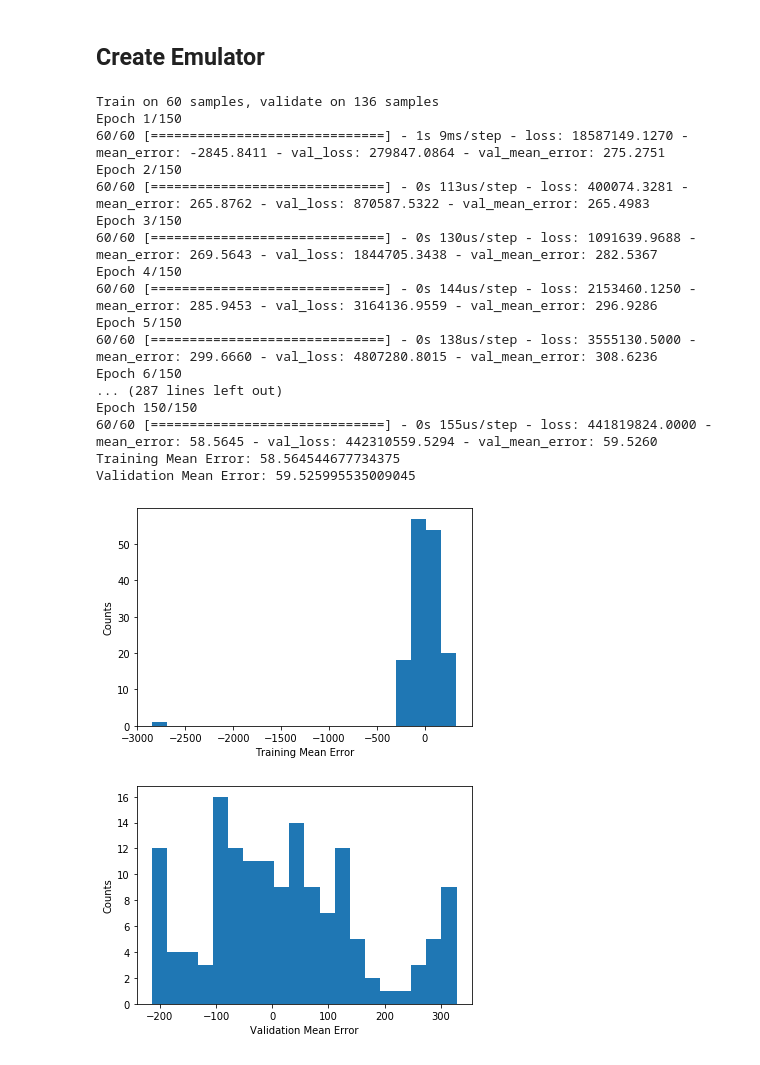
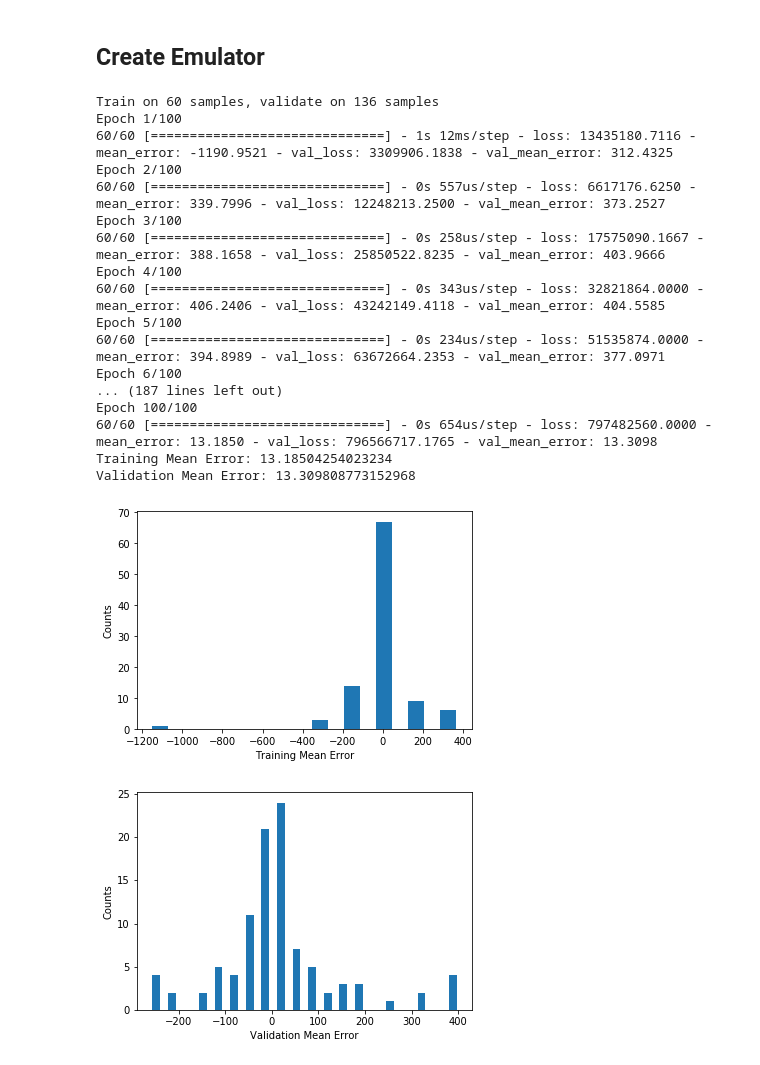
Before and after one commit to benmsanderson/CNRMppe, a Jupyter notebook: NN_create.ipynb, the cells around one changed output. Cells and saved outputs as stored; diff of their text form; code cells hidden in the pictures.

```diff
--- a/NN_create.ipynb
+++ b/NN_create.ipynb
@@ -207,54 +232,54 @@ model.compile(opt_dense, "mse", metrics=[mean_error])
 x_train = inputdata[0:60,:]
 x_test = inputdata[60:,:]
 #x_val = inputdata[80:,:]
 y_train = outputdata[0:60]
 y_test = outputdata[60:]
 #y_val = outputdata[80:]
 
 # Fit the model
 #model.fit(x_train, y_train, epochs=20, batch_size=10)
 #model.fit(x_train, y_train, epochs=40, batch_size=10)
 #print(model)
-results = model.fit(x_train, y_train, epochs=150, batch_size=30,
+results = model.fit(x_train, y_train, epochs=100, batch_size=10,
         validation_data=(x_test,y_test))
 
 #print(results.history)
 print("Training Mean Error:", results.history['mean_error'][-1])
 print("Validation Mean Error:", results.history['val_mean_error'][-1])
 
 # Plot histogram of model mean error
-plt.hist(results.history['mean_error'], bins=20)
+plt.hist(results.history['mean_error'], bins=10, rwidth=0.5)
 plt.xlabel('Training Mean Error')
 plt.ylabel('Counts')
 #plt.savefig("dist_train_me.eps")
 plt.show()
 
 # Plot histogram of validation mean error
-plt.hist(results.history['val_mean_error'], bins=20)
+plt.hist(results.history['val_mean_error'], bins=20, rwidth=0.5)
 plt.xlabel('Validation Mean Error')
 plt.ylabel('Counts')
 #plt.savefig("dist_val_me.eps")
 plt.show()
 # %% [output]
 Train on 60 samples, validate on 136 samples
-Epoch 1/150
-60/60 [==============================] - 1s 9ms/step - loss: 18587149.1270 - mean_error: -2845.8411 - val_loss: 279847.0864 - val_mean_error: 275.2751
-Epoch 2/150
-60/60 [==============================] - 0s 113us/step - loss: 400074.3281 - mean_error: 265.8762 - val_loss: 870587.5322 - val_mean_error: 265.4983
-Epoch 3/150
-60/60 [==============================] - 0s 130us/step - loss: 1091639.9688 - mean_error: 269.5643 - val_loss: 1844705.3438 - val_mean_error: 282.5367
-Epoch 4/150
-60/60 [==============================] - 0s 144us/step - loss: 2153460.1250 - mean_error: 285.9453 - val_loss: 3164136.9559 - val_mean_error: 296.9286
-Epoch 5/150
-60/60 [==============================] - 0s 138us/step - loss: 3555130.5000 - mean_error: 299.6660 - val_loss: 4807280.8015 - val_mean_error: 308.6236
-Epoch 6/150
-... (287 lines left out)
-Epoch 150/150
-60/60 [==============================] - 0s 155us/step - loss: 441819824.0000 - mean_error: 58.5645 - val_loss: 442310559.5294 - val_mean_error: 59.5260
-Training Mean Error: 58.564544677734375
-Validation Mean Error: 59.525995535009045
+Epoch 1/100
+60/60 [==============================] - 1s 12ms/step - loss: 13435180.7116 - mean_error: -1190.9521 - val_loss: 3309906.1838 - val_mean_error: 312.4325
+Epoch 2/100
+60/60 [==============================] - 0s 557us/step - loss: 6617176.6250 - mean_error: 339.7996 - val_loss: 12248213.2500 - val_mean_error: 373.2527
+Epoch 3/100
+60/60 [==============================] - 0s 258us/step - loss: 17575090.1667 - mean_error: 388.1658 - val_loss: 25850522.8235 - val_mean_error: 403.9666
+Epoch 4/100
+60/60 [==============================] - 0s 343us/step - loss: 32821864.0000 - mean_error: 406.2406 - val_loss: 43242149.4118 - val_mean_error: 404.5585
+Epoch 5/100
+60/60 [==============================] - 0s 234us/step - loss: 51535874.0000 - mean_error: 394.8989 - val_loss: 63672664.2353 - val_mean_error: 377.0971
+Epoch 6/100
+... (187 lines left out)
+Epoch 100/100
+60/60 [==============================] - 0s 654us/step - loss: 797482560.0000 - mean_error: 13.1850 - val_loss: 796566717.1765 - val_mean_error: 13.3098
+Training Mean Error: 13.18504254023234
+Validation Mean Error: 13.309808773152968
-[figure, old version]
+[figure, new version]
-[figure, old version]
+[figure, new version]
 # %%
 # Plot training history by epoch
 #plt.plot(results.epoch, results.history['val_mean_error'], label='validation')
```
Also changed, not shown: parts of 4 cells of this notebook.
